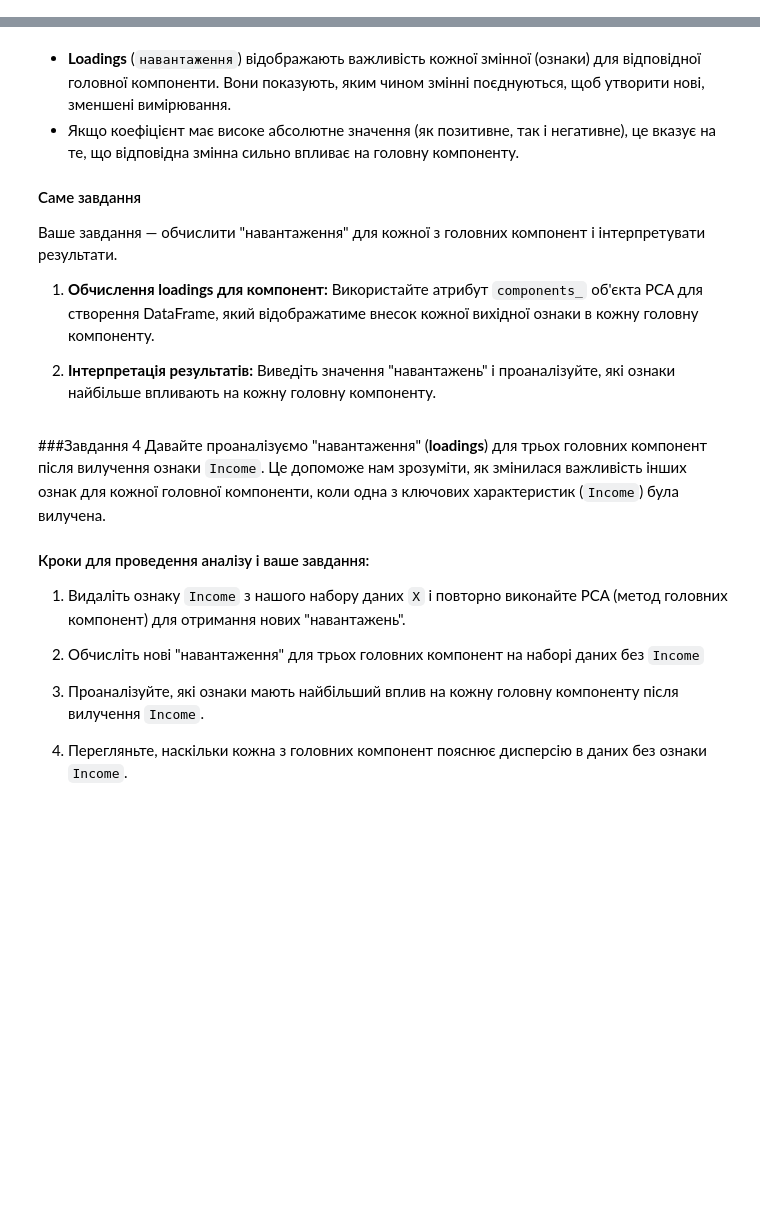
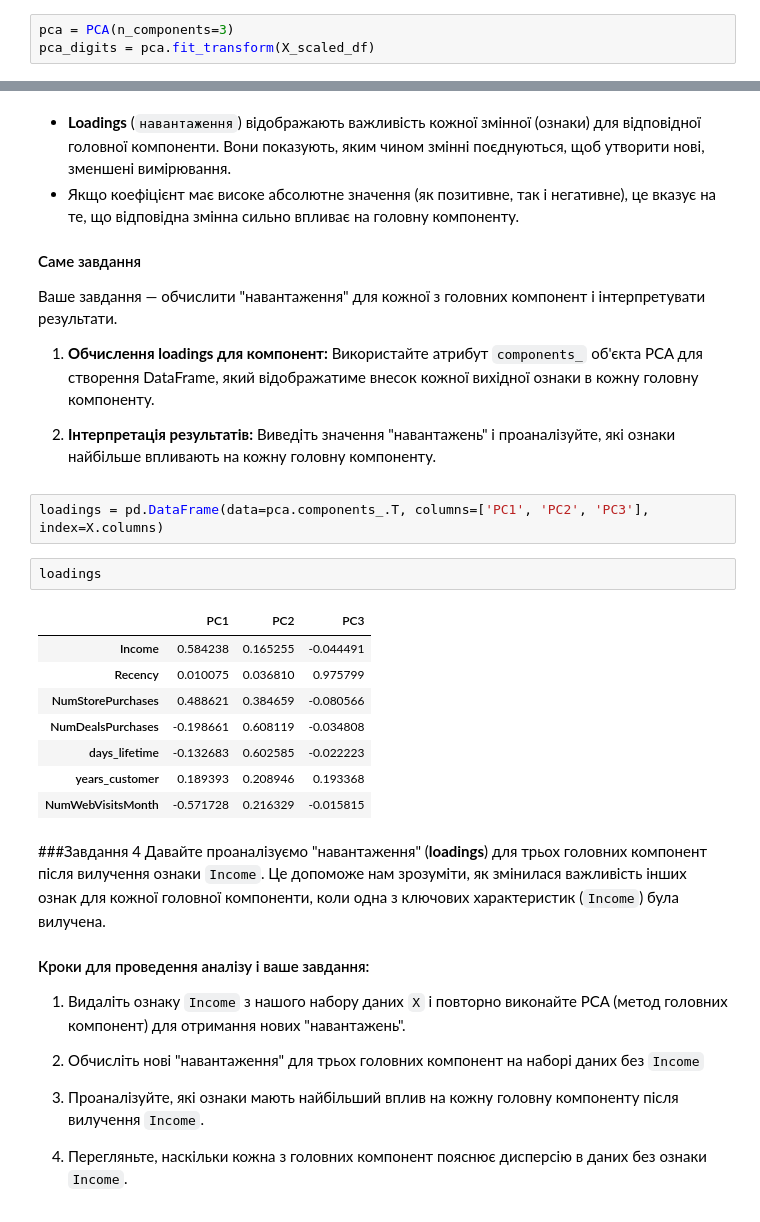
Before and after one commit to sekhahelina/ML_tasks, a Jupyter notebook: Module3/HW_Методи_пониження_розмірності.ipynb, the cells around one changed output, grey strips where cells are left out. Saved outputs shown, nothing was run; the diff lists cells and outputs as text; blank space fills up the shorter version.

```diff
--- a/Module3/HW_Методи_пониження_розмірності.ipynb
+++ b/Module3/HW_Методи_пониження_розмірності.ipynb
@@ -123,0 +181,3 @@ X.reset_index(drop=True, inplace=True)
+# %%
+pca = PCA(n_components=3)
+pca_digits = pca.fit_transform(X_scaled_df)
@@ -151,6 +237,19 @@ X.reset_index(drop=True, inplace=True)
 
 2. **Інтерпретація результатів:**
    Виведіть значення "навантажень" і проаналізуйте, які ознаки найбільше впливають на кожну головну компоненту.
+# %%
+loadings = pd.DataFrame(data=pca.components_.T, columns=['PC1', 'PC2', 'PC3'], index=X.columns)
+# %%
+loadings
+# %% [output]
+|  | PC1 | PC2 | PC3 |
+| Income | 0.584238 | 0.165255 | -0.044491 |
+| Recency | 0.010075 | 0.036810 | 0.975799 |
+| NumStorePurchases | 0.488621 | 0.384659 | -0.080566 |
+| NumDealsPurchases | -0.198661 | 0.608119 | -0.034808 |
+| days_lifetime | -0.132683 | 0.602585 | -0.022223 |
+| years_customer | 0.189393 | 0.208946 | 0.193368 |
+| NumWebVisitsMonth | -0.571728 | 0.216329 | -0.015815 |
 # %% [markdown]
 ###Завдання 4
 Давайте проаналізуємо "навантаження" (**loadings**) для трьох головних компонент після вилучення ознаки `Income`. Це допоможе нам зрозуміти, як змінилася важливість інших ознак для кожної головної компоненти, коли одна з ключових характеристик (`Income`) була вилучена.
```
Also changed, not shown: parts of 12 cells of this notebook.
